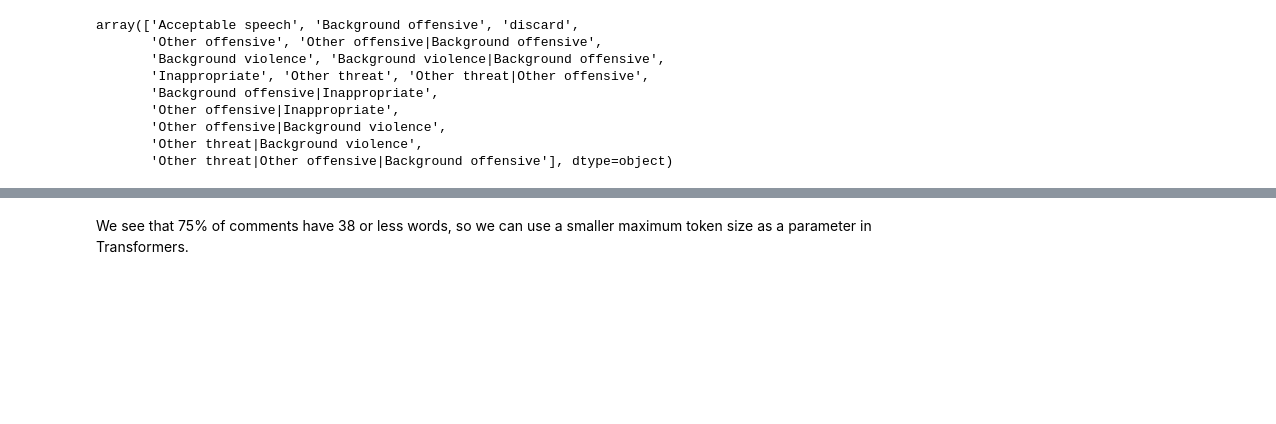
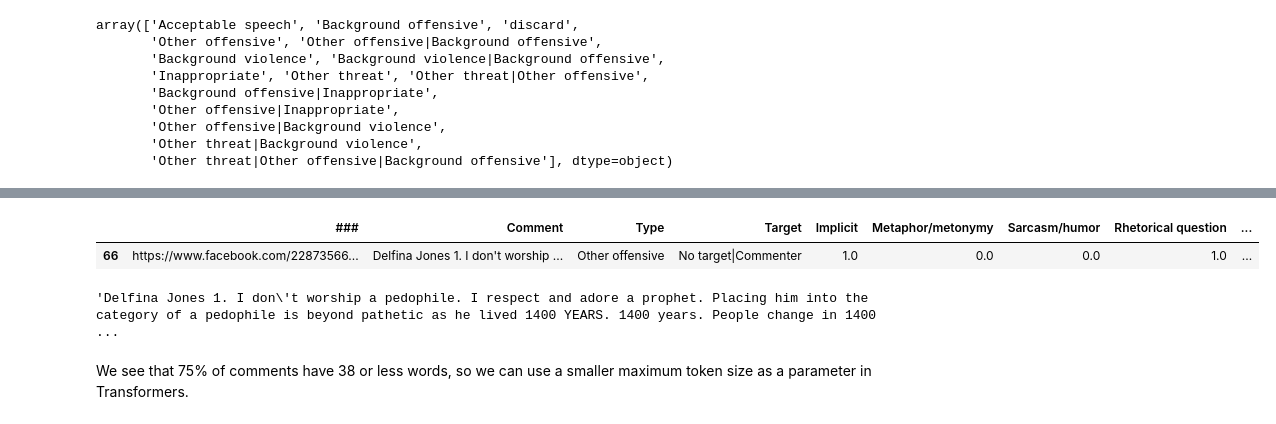
Before and after one commit to TajaKuzman/Hate-Speech-Classification, a Jupyter notebook: 1-Data-Preparation.ipynb, the cells around one changed output, grey strips where cells are left out. Drawn from its saved outputs; the diff is of its cells as text; code cells hidden in the pictures; blank space fills up the shorter version.

```diff
--- a/1-Data-Preparation.ipynb
+++ b/1-Data-Preparation.ipynb
@@ -209,6 +245,17 @@ min         1.000000
 75%        38.000000
 max      1387.000000
 Name: text_length, dtype: float64
+# %%
+# Lets analyze texts that are longer than 1000 words
+main_df[main_df.text_length > 1000]
+# %% [output]
+|  | ### | Comment | Type | Target | Implicit | Metaphor/metonymy | Sarcasm/humor | Rhetorical question | ... |
+| 66 | https://www.facebook.com/22873566... | Delfina Jones 1. I don't worship ... | Other offensive | No target|Commenter | 1.0 | 0.0 | 0.0 | 1.0 | ... |
+# %%
+# Let's check if the text is okay
+main_df.iloc[66].Comment
+# %% [output]
+'Delfina Jones 1. I don\'t worship a pedophile. I respect and adore a prophet. Placing him into the category of a pedophile is beyond pathetic as he lived 1400 YEARS. 1400 years. People change in 1400 ...
 # %% [markdown]
 We see that 75% of comments have 38 or less words, so we can use a smaller maximum token size as a parameter in Transformers.
 # %% [markdown]
```
Also changed, not shown: parts of 8 cells of this notebook, 4 other files.
